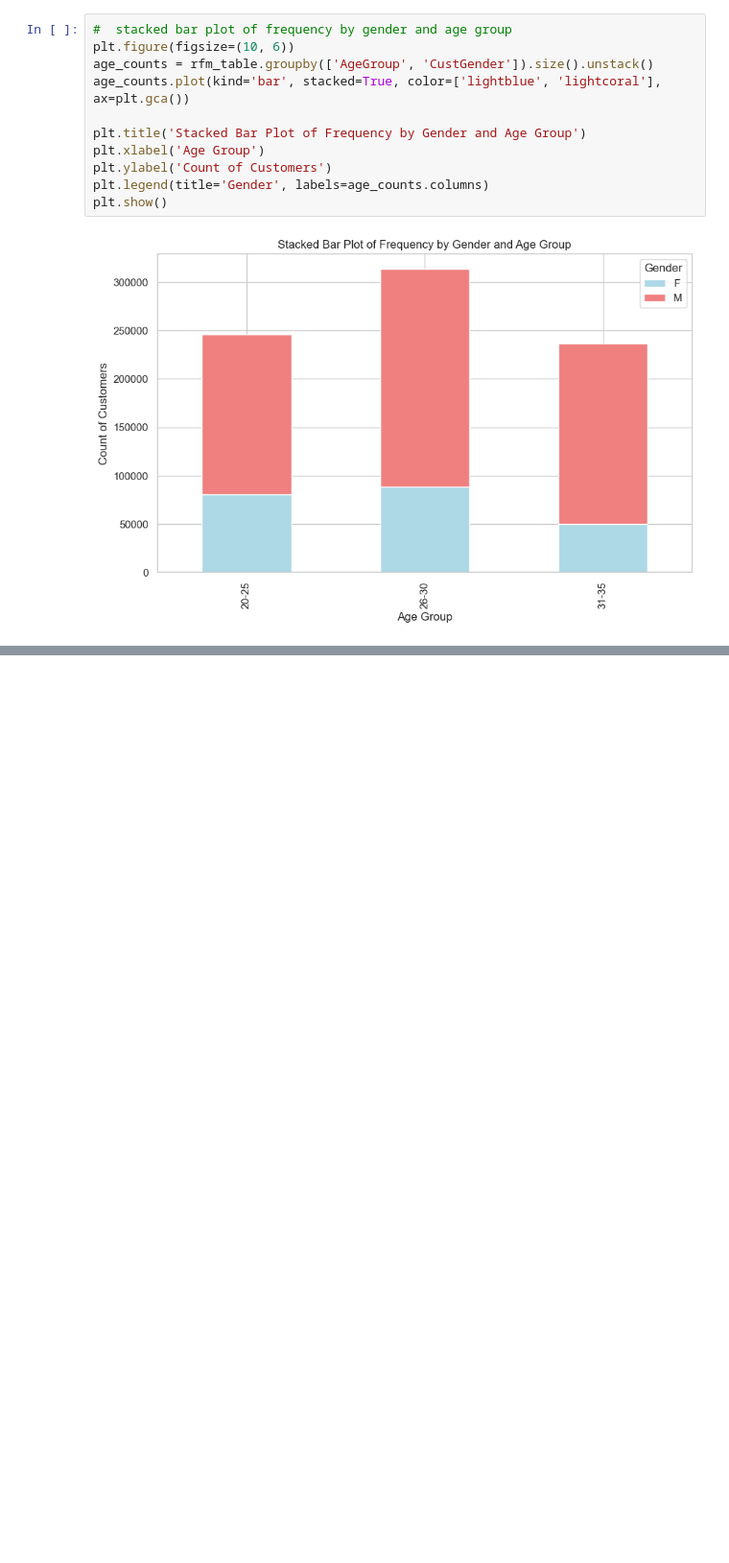
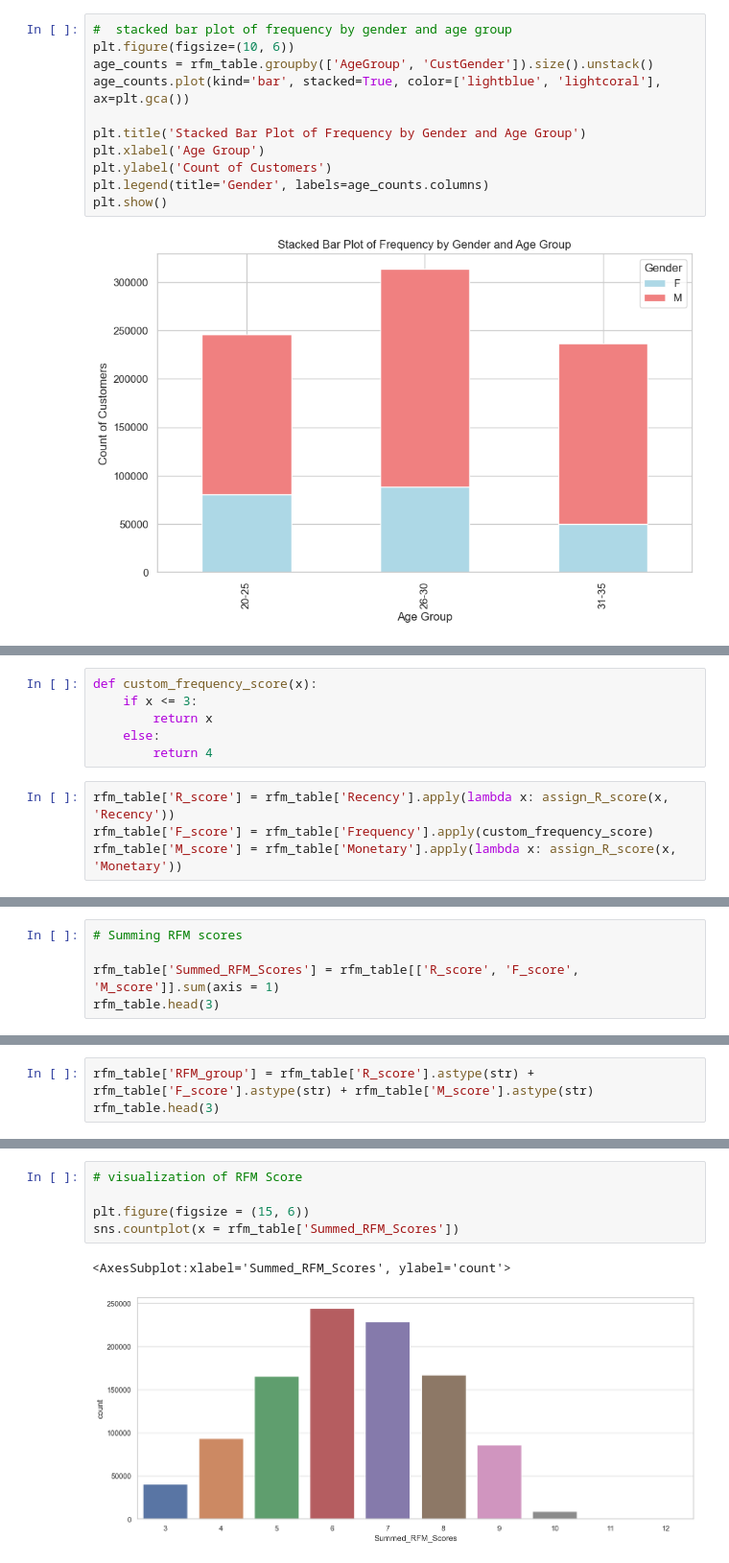
Before and after one commit to joachinhimself/RFM-Analysis, a Jupyter notebook: Notebooks/RFM Analysis Solution.ipynb, the cells around one changed output, grey strips where cells are left out. Shown at 96% size. Drawn from its saved outputs; the diff is of its cells as text; blank space fills up the shorter version.

```diff
--- a/Notebooks/RFM Analysis Solution.ipynb
+++ b/Notebooks/RFM Analysis Solution.ipynb
@@ -992,0 +1037,10 @@ df
+# %%
+def custom_frequency_score(x):
+    if x <= 3:
+        return x
+    else:
+        return 4
+# %%
+rfm_table['R_score'] = rfm_table['Recency'].apply(lambda x: assign_R_score(x, 'Recency'))
+rfm_table['F_score'] = rfm_table['Frequency'].apply(custom_frequency_score)
+rfm_table['M_score'] = rfm_table['Monetary'].apply(lambda x: assign_R_score(x, 'Monetary'))
@@ -992,0 +1054,5 @@ df
+# %%
+# Summing RFM scores
+
+rfm_table['Summed_RFM_Scores'] = rfm_table[['R_score', 'F_score', 'M_score']].sum(axis = 1)
+rfm_table.head(3)
@@ -992,0 +1064,3 @@ df
+# %%
+rfm_table['RFM_group'] = rfm_table['R_score'].astype(str) + rfm_table['F_score'].astype(str) + rfm_table['M_score'].astype(str)
+rfm_table.head(3)
@@ -992,0 +1072,8 @@ df
+# %%
+# visualization of RFM Score
+
+plt.figure(figsize = (15, 6))
+sns.countplot(x = rfm_table['Summed_RFM_Scores'])
+# %% [output]
+<AxesSubplot:xlabel='Summed_RFM_Scores', ylabel='count'>
+[figure, added]
```
Also changed, not shown: parts of 53 cells of this notebook.
